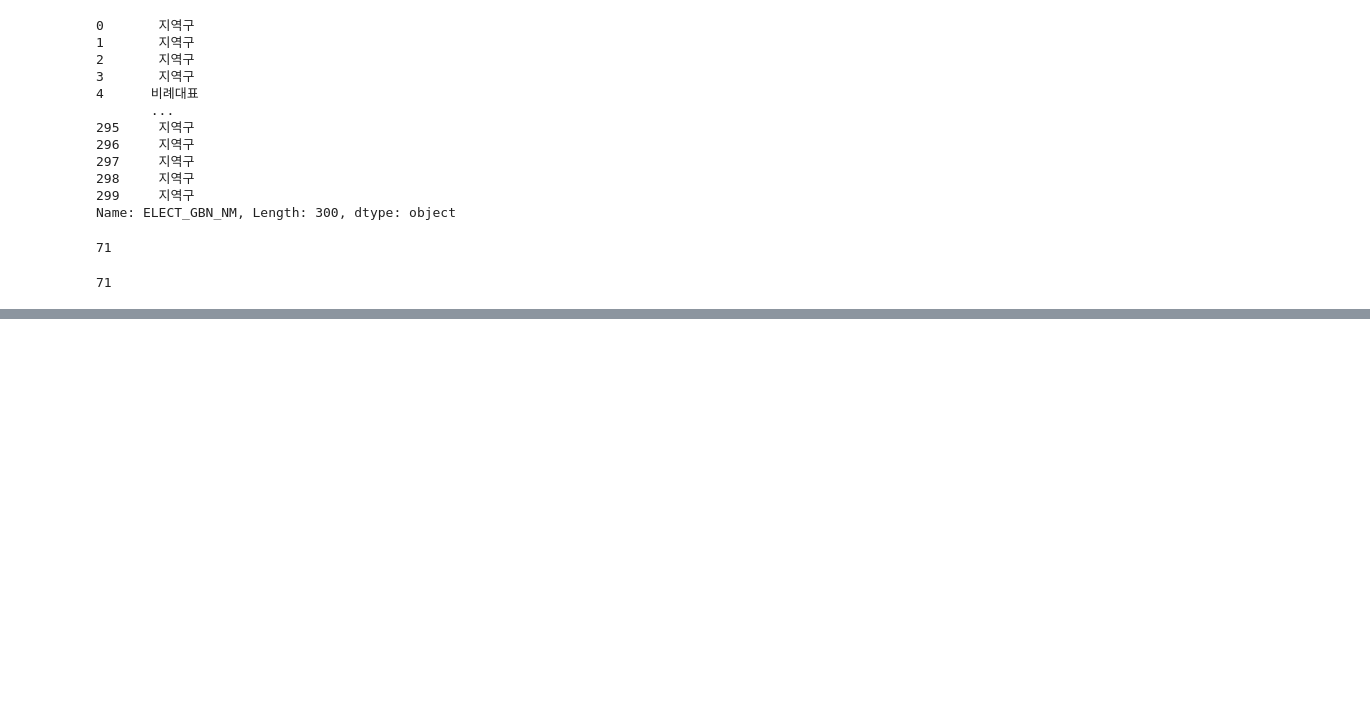
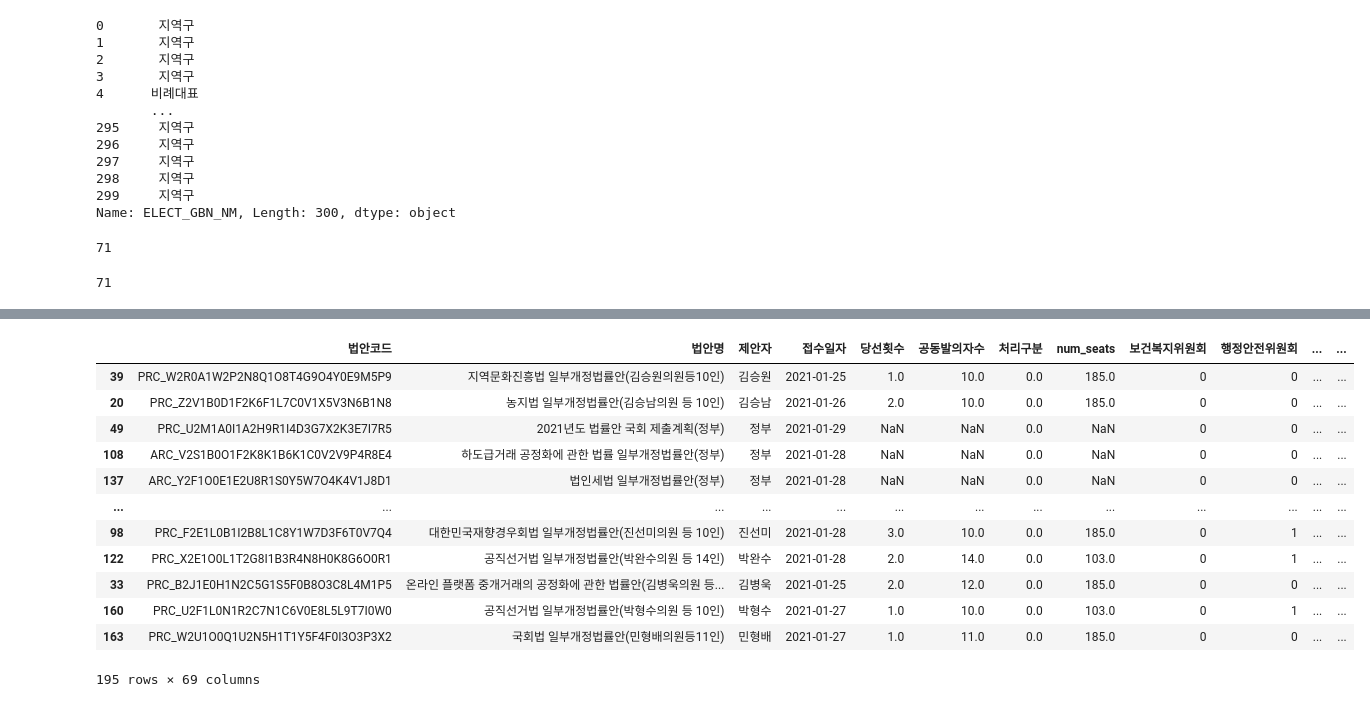
Before and after one commit to swim1927/bill_pj, a Jupyter notebook: bill_survival/data_preprocess_21th.ipynb, the cells around one changed output, grey strips where cells are left out. Cells and saved outputs as stored; diff of their text form; code cells hidden in the pictures; blank space fills up the shorter version.

```diff
--- a/bill_survival/data_preprocess_21th.ipynb
+++ b/bill_survival/data_preprocess_21th.ipynb
@@ -839,0 +942,16 @@ b[70]
+# %%
+dt_ncom.sort_values(by='prediction', ascending=False)
+# %% [output]
+|  | 법안코드 | 법안명 | 제안자 | 접수일자 | 당선횟수 | 공동발의자수 | 처리구분 | num_seats | 보건복지위원회 | 행정안전위원회 | ... | ... |
+| 39 | PRC_W2R0A1W2P2N8Q1O8T4G9O4Y0E9M5P9 | 지역문화진흥법 일부개정법률안(김승원의원등10인) | 김승원 | 2021-01-25 | 1.0 | 10.0 | 0.0 | 185.0 | 0 | 0 | ... | ... |
+| 20 | PRC_Z2V1B0D1F2K6F1L7C0V1X5V3N6B1N8 | 농지법 일부개정법률안(김승남의원 등 10인) | 김승남 | 2021-01-26 | 2.0 | 10.0 | 0.0 | 185.0 | 0 | 0 | ... | ... |
+| 49 | PRC_U2M1A0I1A2H9R1I4D3G7X2K3E7I7R5 | 2021년도 법률안 국회 제출계획(정부) | 정부 | 2021-01-29 | NaN | NaN | 0.0 | NaN | 0 | 0 | ... | ... |
+| 108 | ARC_V2S1B0O1F2K8K1B6K1C0V2V9P4R8E4 | 하도급거래 공정화에 관한 법률 일부개정법률안(정부) | 정부 | 2021-01-28 | NaN | NaN | 0.0 | NaN | 0 | 0 | ... | ... |
+| 137 | ARC_Y2F1O0E1E2U8R1S0Y5W7O4K4V1J8D1 | 법인세법 일부개정법률안(정부) | 정부 | 2021-01-28 | NaN | NaN | 0.0 | NaN | 0 | 0 | ... | ... |
+| ... | ... | ... | ... | ... | ... | ... | ... | ... | ... | ... | ... | ... |
+| 98 | PRC_F2E1L0B1I2B8L1C8Y1W7D3F6T0V7Q4 | 대한민국재향경우회법 일부개정법률안(진선미의원 등 10인) | 진선미 | 2021-01-28 | 3.0 | 10.0 | 0.0 | 185.0 | 0 | 1 | ... | ... |
+| 122 | PRC_X2E1O0L1T2G8I1B3R4N8H0K8G6O0R1 | 공직선거법 일부개정법률안(박완수의원 등 14인) | 박완수 | 2021-01-28 | 2.0 | 14.0 | 0.0 | 103.0 | 0 | 1 | ... | ... |
+| 33 | PRC_B2J1E0H1N2C5G1S5F0B8O3C8L4M1P5 | 온라인 플랫폼 중개거래의 공정화에 관한 법률안(김병욱의원 등... | 김병욱 | 2021-01-25 | 2.0 | 12.0 | 0.0 | 185.0 | 0 | 0 | ... | ... |
+| 160 | PRC_U2F1L0N1R2C7N1C6V0E8L5L9T7I0W0 | 공직선거법 일부개정법률안(박형수의원 등 10인) | 박형수 | 2021-01-27 | 1.0 | 10.0 | 0.0 | 103.0 | 0 | 1 | ... | ... |
+| 163 | PRC_W2U1O0Q1U2N5H1T1Y5F4F0I3O3P3X2 | 국회법 일부개정법률안(민형배의원등11인) | 민형배 | 2021-01-27 | 1.0 | 11.0 | 0.0 | 185.0 | 0 | 0 | ... | ... |
+195 rows × 69 columns
```
Also changed, not shown: parts of 11 cells of this notebook, 8 other files.
